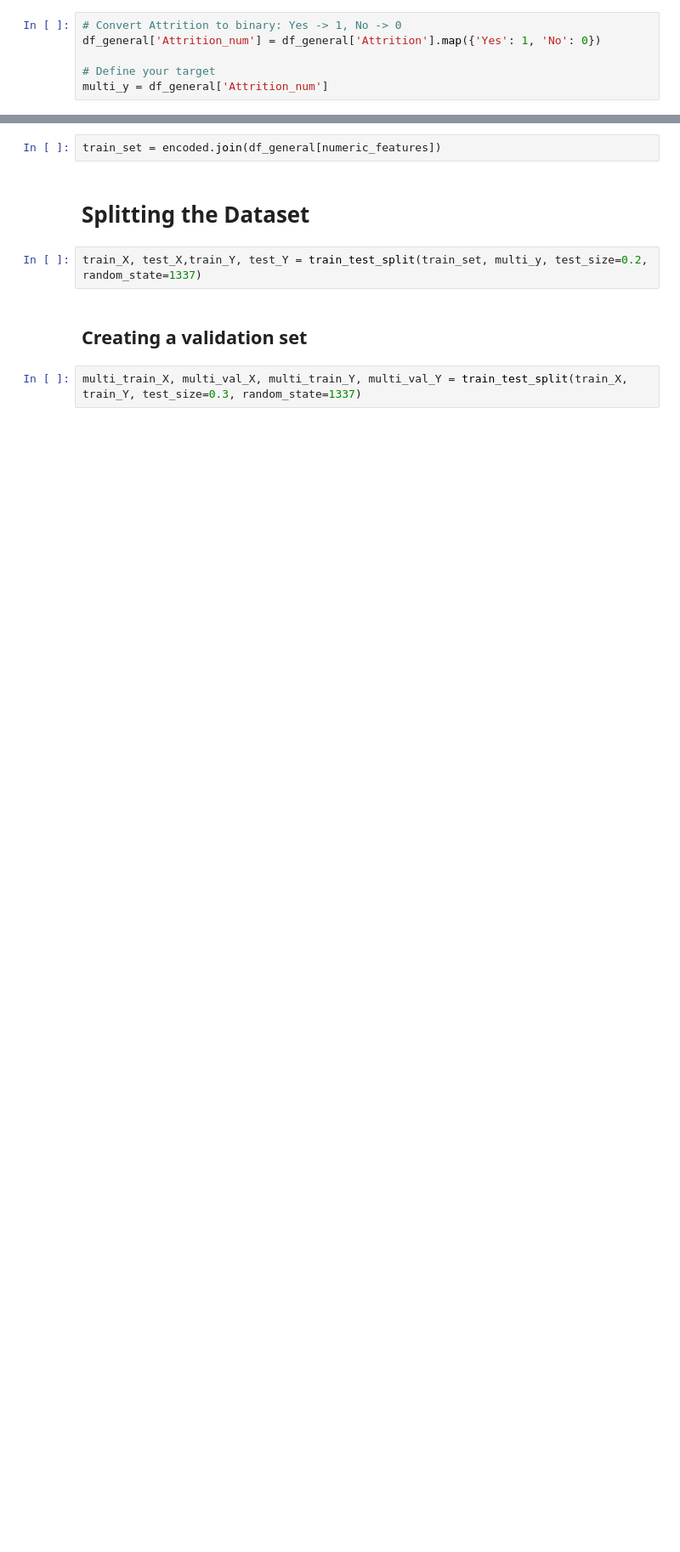
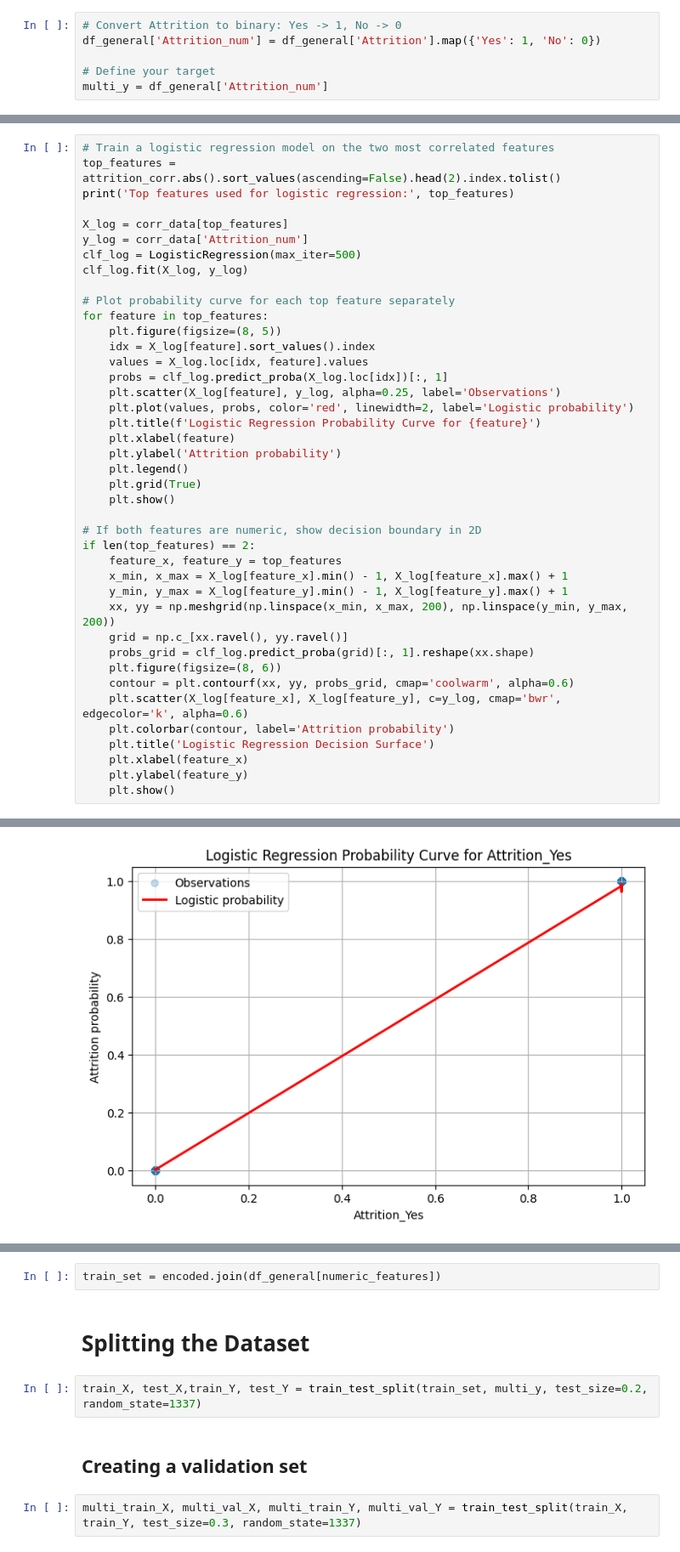
Before and after one commit to Vore667/HumanForYou, a Jupyter notebook: projet_ia.ipynb, the cells around one changed output, grey strips where cells are left out. Shown at 85% size. Saved outputs shown, nothing was run; the diff lists cells and outputs as text; blank space fills up the shorter version.

```diff
--- a/projet_ia.ipynb
+++ b/projet_ia.ipynb
@@ -174,0 +253,42 @@ multi_y = df_general['Attrition_num']
+# %%
+# Train a logistic regression model on the two most correlated features
+top_features = attrition_corr.abs().sort_values(ascending=False).head(2).index.tolist()
+print('Top features used for logistic regression:', top_features)
+
+X_log = corr_data[top_features]
+y_log = corr_data['Attrition_num']
+clf_log = LogisticRegression(max_iter=500)
+clf_log.fit(X_log, y_log)
+
+# Plot probability curve for each top feature separately
+for feature in top_features:
+    plt.figure(figsize=(8, 5))
+    idx = X_log[feature].sort_values().index
+    values = X_log.loc[idx, feature].values
+    probs = clf_log.predict_proba(X_log.loc[idx])[:, 1]
+    plt.scatter(X_log[feature], y_log, alpha=0.25, label='Observations')
+    plt.plot(values, probs, color='red', linewidth=2, label='Logistic probability')
+    plt.title(f'Logistic Regression Probability Curve for {feature}')
+    plt.xlabel(feature)
+    plt.ylabel('Attrition probability')
+    plt.legend()
+    plt.grid(True)
+    plt.show()
+
+# If both features are numeric, show decision boundary in 2D
+if len(top_features) == 2:
+    feature_x, feature_y = top_features
+    x_min, x_max = X_log[feature_x].min() - 1, X_log[feature_x].max() + 1
+    y_min, y_max = X_log[feature_y].min() - 1, X_log[feature_y].max() + 1
+    xx, yy = np.meshgrid(np.linspace(x_min, x_max, 200), np.linspace(y_min, y_max, 200))
+    grid = np.c_[xx.ravel(), yy.ravel()]
+    probs_grid = clf_log.predict_proba(grid)[:, 1].reshape(xx.shape)
+    plt.figure(figsize=(8, 6))
+    contour = plt.contourf(xx, yy, probs_grid, cmap='coolwarm', alpha=0.6)
+    plt.scatter(X_log[feature_x], X_log[feature_y], c=y_log, cmap='bwr', edgecolor='k', alpha=0.6)
+    plt.colorbar(contour, label='Attrition probability')
+    plt.title('Logistic Regression Decision Surface')
+    plt.xlabel(feature_x)
+    plt.ylabel(feature_y)
+    plt.show()
+# %% [output]
@@ -174,0 +296 @@ multi_y = df_general['Attrition_num']
+[figure, added]
```
Also changed, not shown: parts of 24 cells of this notebook, 1 other file.
